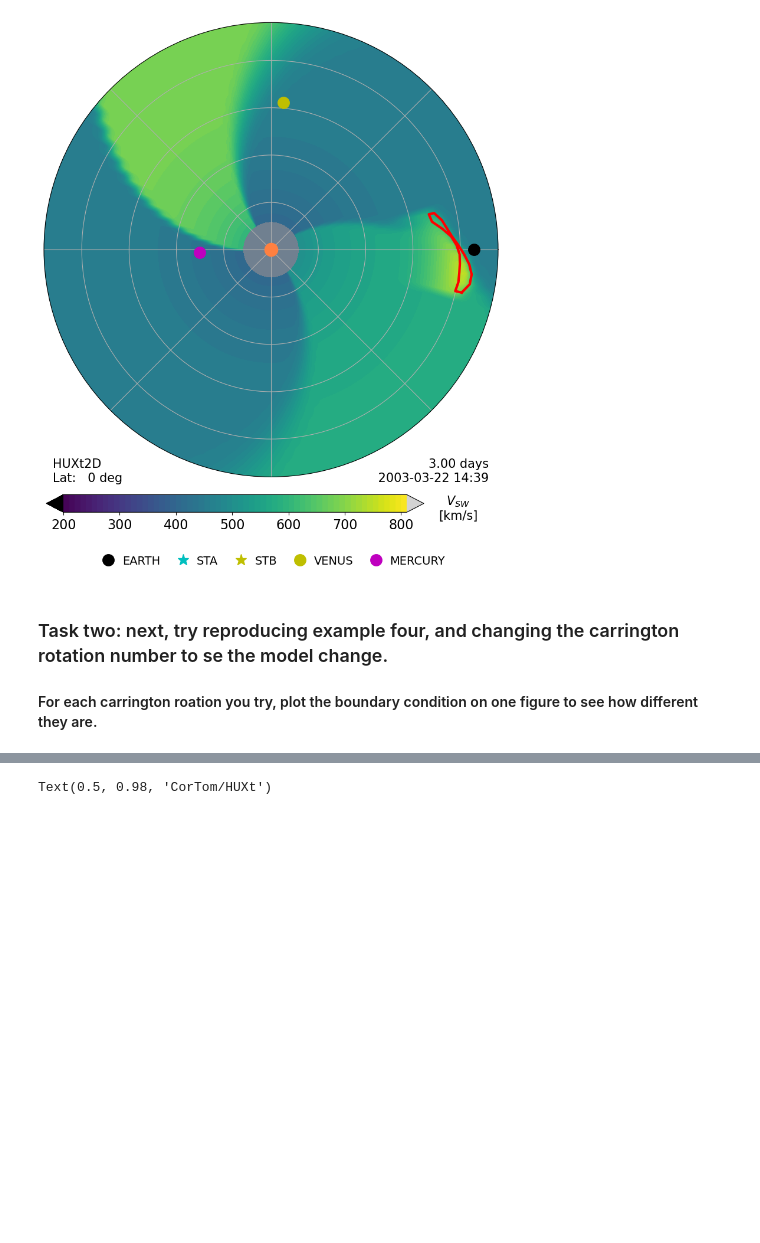
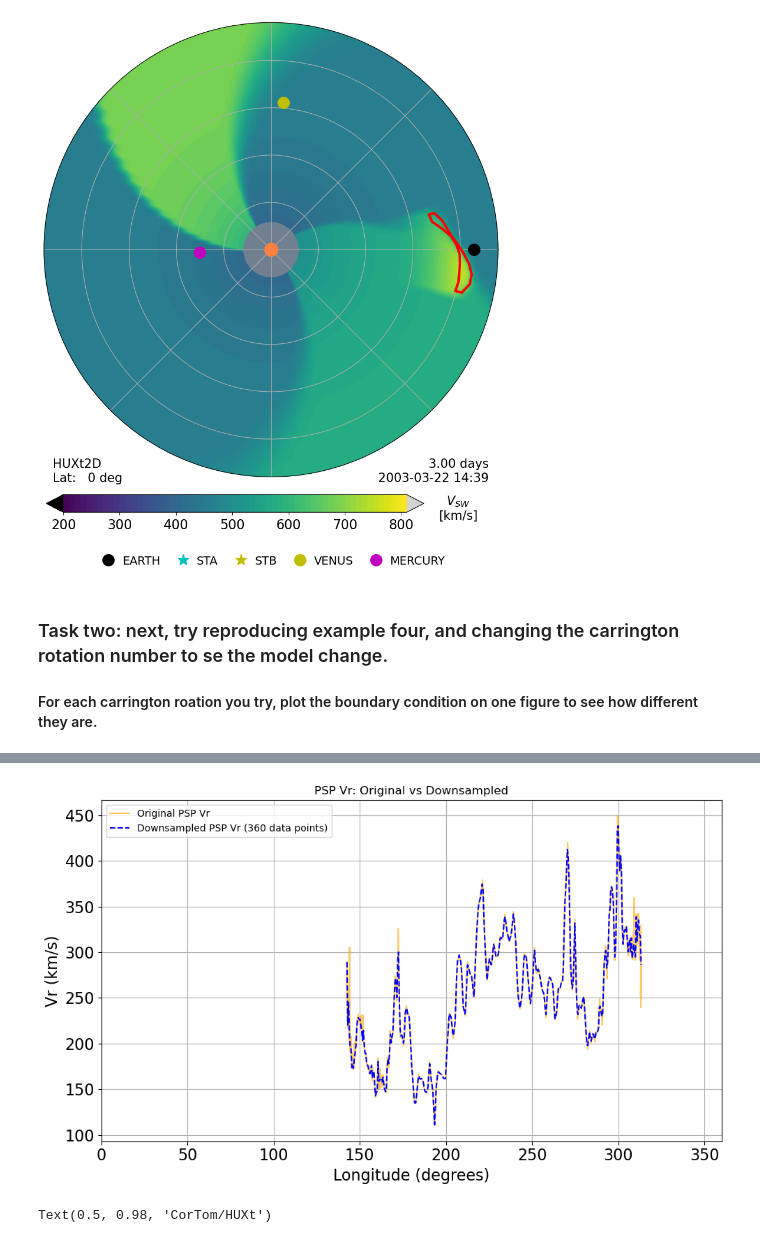
Before and after one commit to aileeniesta/HUXt_REU_project, a Jupyter notebook: code/HUXt_first_steps.ipynb, the cells around one changed output, grey strips where cells are left out. Cells and saved outputs as stored; diff of their text form; code cells hidden in the pictures; blank space fills up the shorter version.

```diff
--- a/code/HUXt_first_steps.ipynb
+++ b/code/HUXt_first_steps.ipynb
@@ -127,3 +143,9 @@ No initiation time specified. Defaulting to start of CR2000, 20/2/2003
 ### Task two: next, try reproducing example four, and changing the carrington rotation number to se the model change.
 
 #### For each carrington roation you try, plot the boundary condition on one figure to see how different they are.
+# %%
+df = helpers.get_prograde_df(22)
+pd.set_option('display.max_rows', None)
+print(df)
+df['longitude'].agg(['min', 'max'])
+df_psp.to_csv('psp_prograde_enc22.csv', index=False)
@@ -159,0 +246,11 @@ Text(0, 0.5, 'V_Mas (km/s)')
+# %%
+# 360 pt grid from PSP longitude range
+lon_uniform = np.linspace(df['longitude'].min().astype(int), df['longitude'].max().astype(int), 360)
+
+# interpolate (unitless output)
+interp_func = interp1d(df['longitude'], df['Vr'], kind='linear', bounds_error=False, fill_value=np.nan)
+vr_downsampled = interp_func(lon_uniform)  # <- stays as plain numpy array
+
+# print values like v_mas
+print(vr_downsampled)
+print(len(vr_downsampled))
@@ -160,3 +275,24 @@ Text(0, 0.5, 'V_Mas (km/s)')
+# %%
+# Plot original and downsampled PSP Vr on same figure
+fig, ax = plt.subplots(figsize=(10, 6))
+
+# Original high-res PSP data
+ax.plot(psp_lon, psp_v, label='Original PSP Vr', color='orange', alpha=0.6)
+
+# Downsampled PSP data (from vr_downsampled and lon_uniform)
+ax.plot(lon_uniform, vr_downsampled, label='Downsampled PSP Vr (360 data points)', color='blue', linestyle='--')
+
+# Plot styling
+ax.set_xlim(0, 360)
+ax.set_xlabel('Longitude (degrees)')
+ax.set_ylabel('Vr (km/s)')
+ax.set_title('PSP Vr: Original vs Downsampled')
+ax.legend(fontsize=10)
+ax.grid(True)
+plt.tight_layout()
+plt.show()
+# %% [output]
+[figure, added]
 # %%
 # example 4 (cont.)
 # read in the data
```
Also changed, not shown: parts of 12 cells of this notebook.
